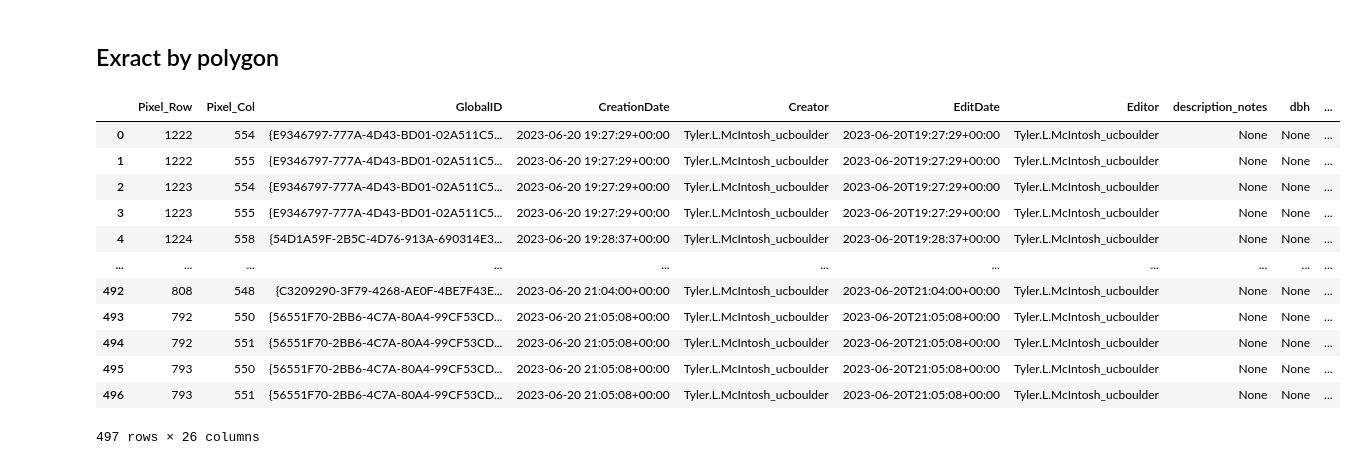
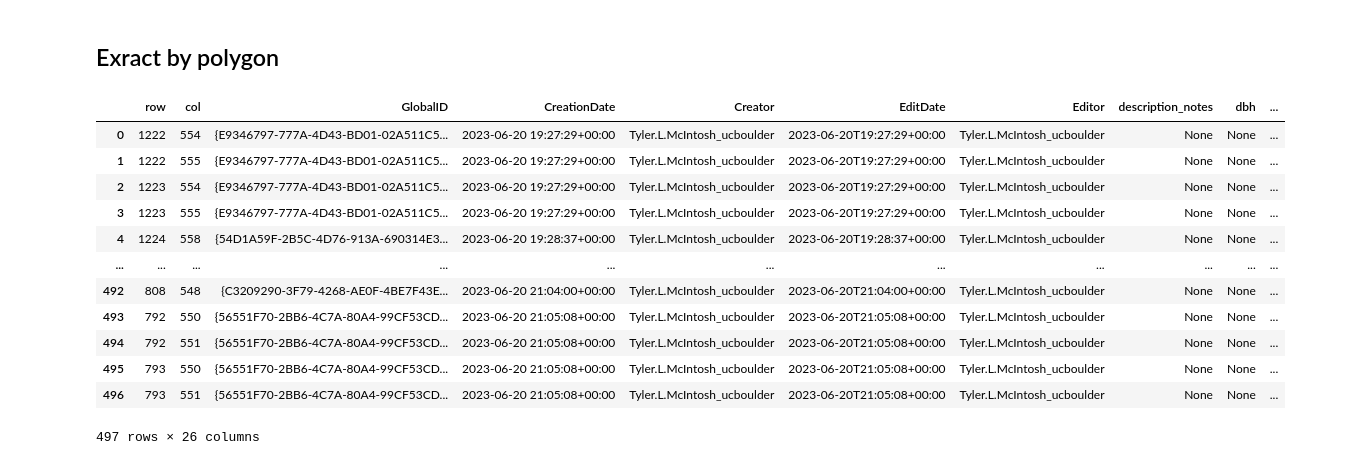
Before and after one commit to earthlab/cross-sensor-cal, a Jupyter notebook: reshape.ipynb, the cells around one changed output. Saved outputs shown, nothing was run; the diff lists cells and outputs as text; code cells hidden in the pictures.

```diff
--- a/reshape.ipynb
+++ b/reshape.ipynb
@@ -392,8 +392,8 @@ for i, batch_df in enumerate(batch_flatten_melt_array(chunk)):
 # %% [markdown]
 ## Exract by polygon
 # %%
-import pandas as pd
 import rasterio
+import numpy as np
 import geopandas as gpd
 from rasterio.windows import from_bounds
 from shapely.geometry import box
@@ -433,37 +433,36 @@ class ENVIProcessor:
                     continue
 
                 # Convert window offsets to integers
                 row_off = int(window.row_off)
                 col_off = int(window.col_off)
                 # Extract the rows and cols from the window
                 rows = range(row_off, row_off + int(window.height))
                 cols = range(col_off, col_off + int(window.width))
 
                 # Collect all attributes from the polygon
                 attributes = poly.to_dict()
 
                 # Append the rows and cols along with the polygon attributes to the data list
                 for row in rows:
                     for col in cols:
                         pixel_data = {
-                            'Pixel_Row': row,
-                            'Pixel_Col': col,
+                            'row': row,
+                            'col': col,
                             **attributes  # This adds all polygon attributes
                         }
                         all_data.append(pixel_data)
 
         return pd.DataFrame(all_data)
 
 
 
-
 gpkg_path = 'Datasets/niwot_aop_polygons_2023_12_8_23_analysis_ready_half_diam.gpkg'
 existing_raster_path = "NIWOT_calibration_flight_08_2020/NEON_D13_NIWO_DP1_20200801_161441_reflectance/NEON_D13_NIWO_DP1_20200801_161441_reflectanceNEON_D13_NIWO_DP1_20200801_161441_reflectance__envi"
 processor = ENVIProcessor(existing_raster_path, gpkg_path)
 df_polygons = processor.extract_data_by_polygons()
 df_polygons
 # %% [output]
-|  | Pixel_Row | Pixel_Col | GlobalID | CreationDate | Creator | EditDate | Editor | description_notes | dbh | ... |
+|  | row | col | GlobalID | CreationDate | Creator | EditDate | Editor | description_notes | dbh | ... |
 | 0 | 1222 | 554 | {E9346797-777A-4D43-BD01-02A511C5... | 2023-06-20 19:27:29+00:00 | Tyler.L.McIntosh_ucboulder | 2023-06-20T19:27:29+00:00 | Tyler.L.McIntosh_ucboulder | None | None | ... |
 | 1 | 1222 | 555 | {E9346797-777A-4D43-BD01-02A511C5... | 2023-06-20 19:27:29+00:00 | Tyler.L.McIntosh_ucboulder | 2023-06-20T19:27:29+00:00 | Tyler.L.McIntosh_ucboulder | None | None | ... |
 | 2 | 1223 | 554 | {E9346797-777A-4D43-BD01-02A511C5... | 2023-06-20 19:27:29+00:00 | Tyler.L.McIntosh_ucboulder | 2023-06-20T19:27:29+00:00 | Tyler.L.McIntosh_ucboulder | None | None | ... |
```
Also changed, not shown: parts of 2 cells of this notebook.
